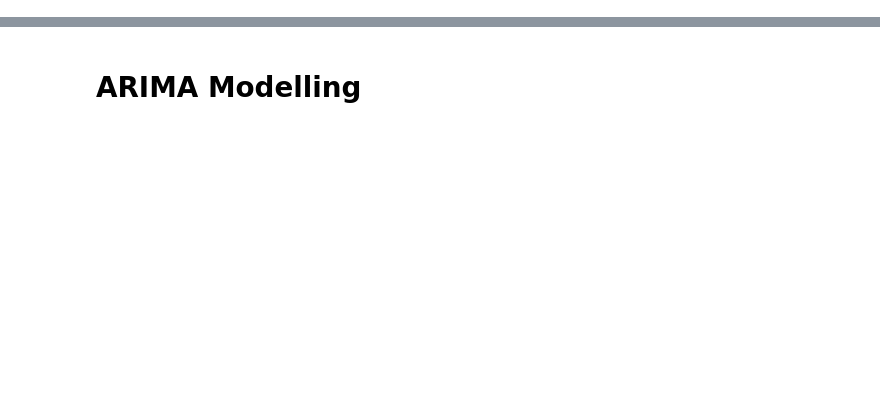
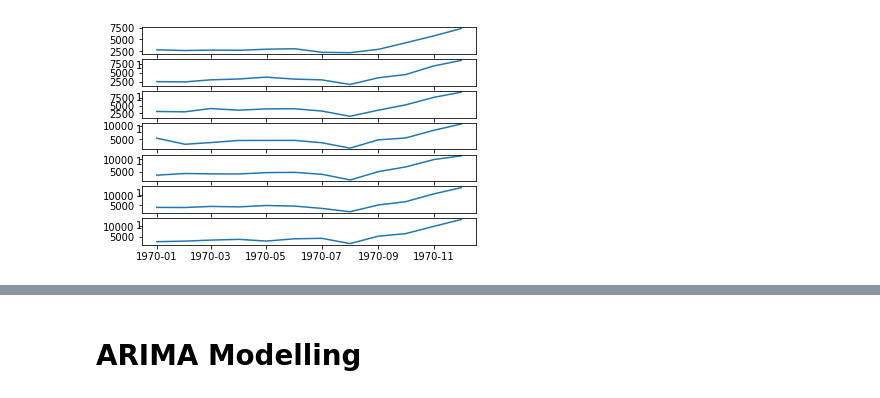
Before and after one commit to kahhotan/Coding-Projects, a Jupyter notebook: Time_Series_Sales_Forecast.ipynb, the cells around one changed output, grey strips where cells are left out. Saved outputs shown, nothing was run; the diff lists cells and outputs as text; code cells hidden in the pictures; blank space fills up the shorter version.

```diff
--- a/Time_Series_Sales_Forecast.ipynb
+++ b/Time_Series_Sales_Forecast.ipynb
@@ -203,0 +101,17 @@ fig = sm.graphics.tsa.plot_pacf(df['Seasonal First Difference'].iloc[13:],lags=4
+# %%
+# multiple line plots of time series
+from pandas import DataFrame
+from pandas import Grouper
+
+groups = series['1964':'1970'].groupby(Grouper(freq='A'))
+years = DataFrame()
+pyplot.figure()
+i = 1
+n_groups = len(groups)
+for name, group in groups:
+  pyplot.subplot((n_groups*100) + 10 + i)
+  i += 1
+  pyplot.plot(group)
+pyplot.show()
+# %% [output]
+[figure, added]
```
Also changed, not shown: parts of 78 cells of this notebook.
